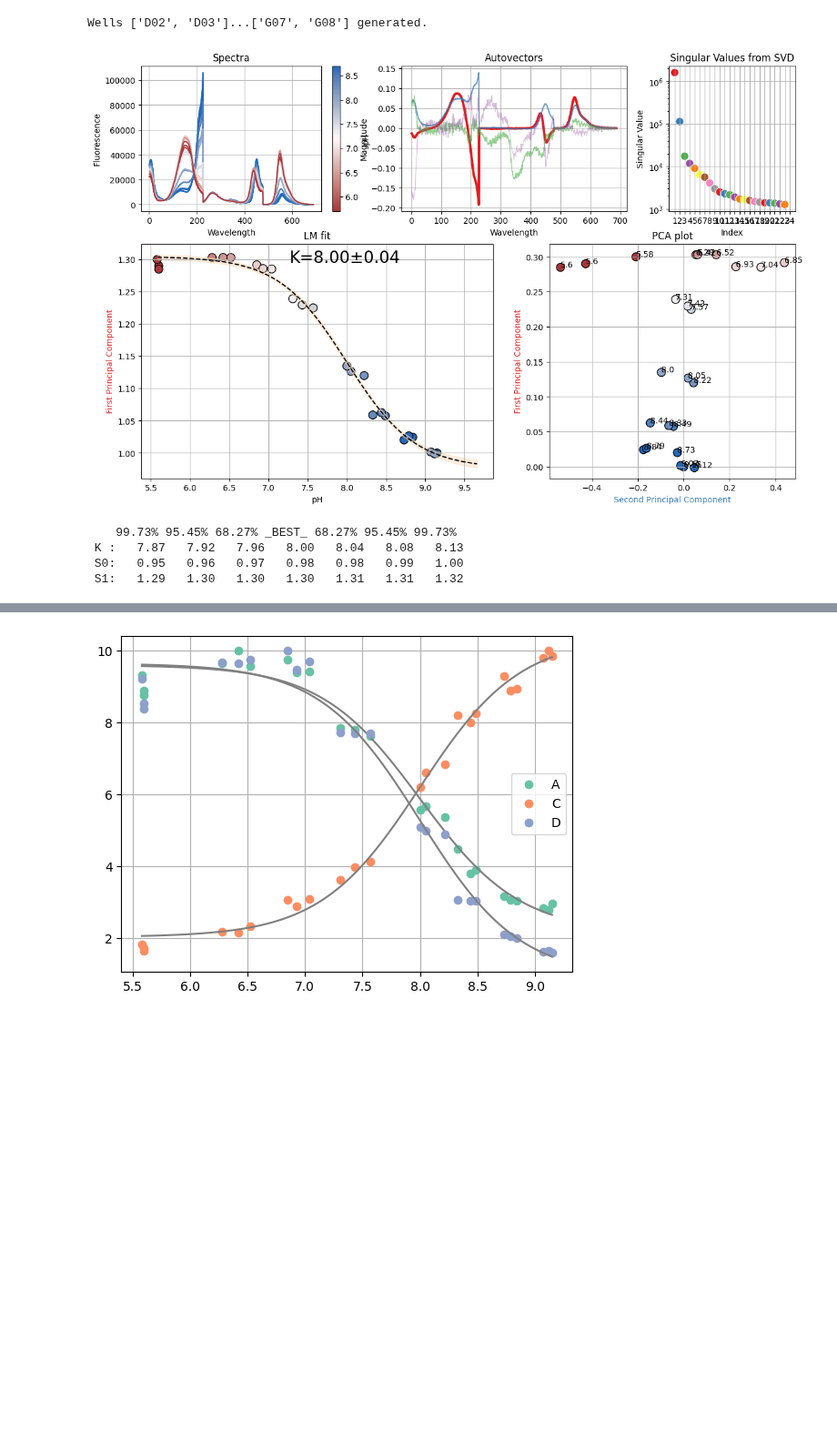
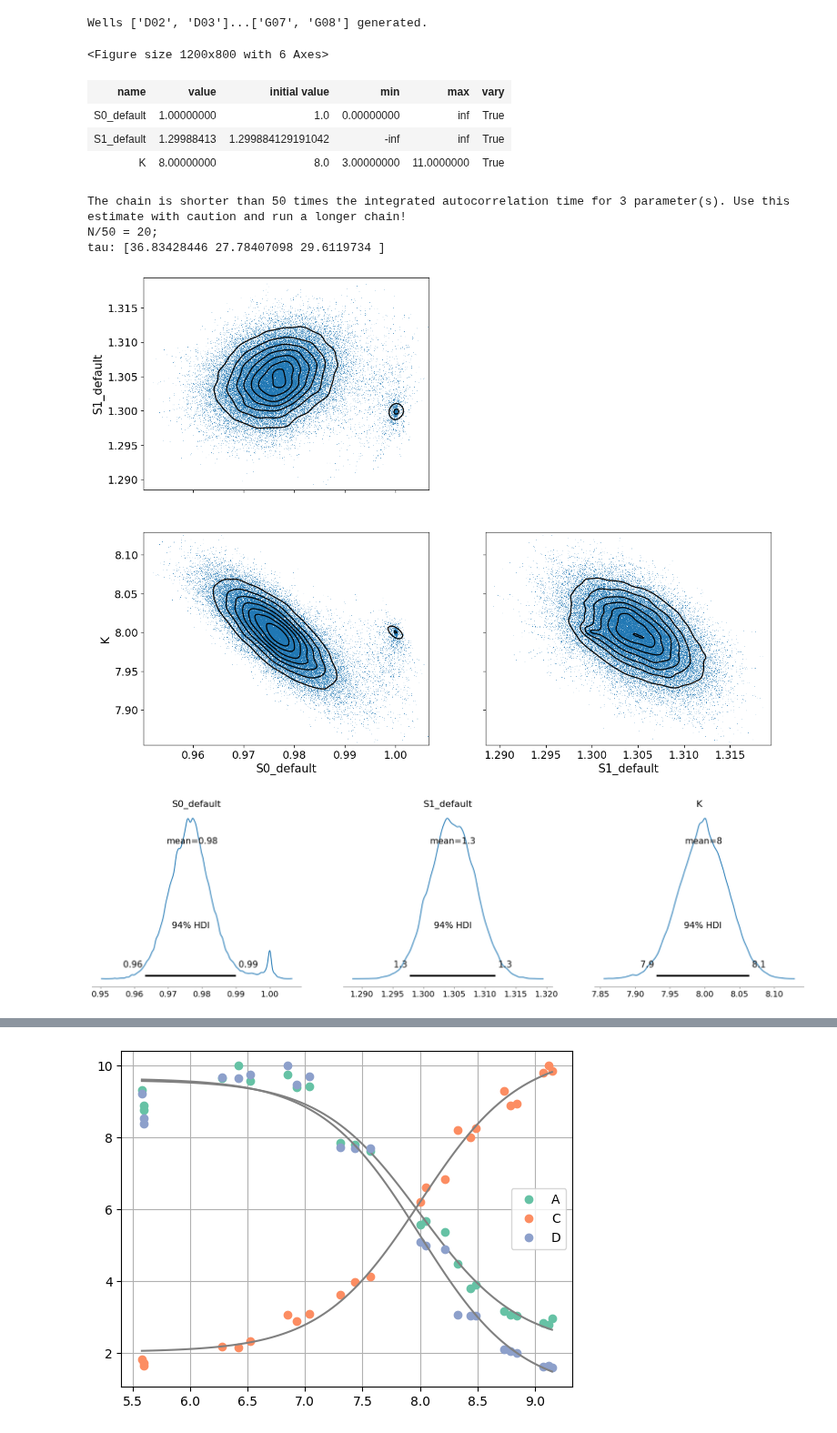
Before and after one commit to darosio/ClopHfit, a Jupyter notebook: docs/tutorials/prenspire.ipynb, the cells around one changed output, grey strips where cells are left out. Shown at 91% size. Drawn from its saved outputs; the diff is of its cells as text; code cells hidden in the pictures; blank space fills up the shorter version.

```diff
--- a/docs/tutorials/prenspire.ipynb
+++ b/docs/tutorials/prenspire.ipynb
@@ -101,16 +105,29 @@ nn.build_titrations(ef)
 # %% [output]
 Wells ['D02', 'D03']...['G07', 'G08'] generated.
 # %%
-titration = nn.titrations["NTT-G10"][20.0]["Cl_0.0"]
-# titration = nn.titrations['NTT-G10'][37.0]['Cl_0.0']
-figures_results = analyze_spectra_glob(titration, Dataset({}, {}, True))
+tit = nn.titrations["NTT-G10"][20.0]["Cl_0.0"]
+# tit = nn.titrations['NTT-G10'][37.0]['Cl_0.0']
+r = analyze_spectra_glob(tit, Dataset({}, {}, True))
-# %% [output]
-[figure, removed]
-# %%
-print(figures_results[1].ci_report(ndigits=2, with_offset=False))
-# %% [output]
-    99.73% 95.45% 68.27% _BEST_ 68.27% 95.45% 99.73%
- K :   7.87   7.92   7.96   8.00   8.04   8.08   8.13
- S0:   0.95   0.96   0.97   0.98   0.98   0.99   1.00
- S1:   1.29   1.30   1.30   1.30   1.31   1.31   1.32
+# %%
+r.svd.figure
+# %% [output]
+<Figure size 1200x800 with 6 Axes>
+# %%
+r.svd.mini.params
+# %% [output]
+| name | value | initial value | min | max | vary |
+| S0_default | 1.00000000 | 1.0 | 0.00000000 | inf | True |
+| S1_default | 1.29988413 | 1.299884129191042 | -inf | inf | True |
+| K | 8.00000000 | 8.0 | 3.00000000 | 11.0000000 | True |
+# %%
+result_emcee = r.svd.mini.emcee()
+# %% [output]
+The chain is shorter than 50 times the integrated autocorrelation time for 3 parameter(s). Use this estimate with caution and run a longer chain!
+N/50 = 20;
+tau: [36.83428446 27.78407098 29.6119734 ]
+# %%
+plot_emcee(result_emcee)
+# %% [output]
+[figure, added]
+[figure, added]
 # %%
```
Also changed, not shown: parts of 22 cells of this notebook, 4 other files.
